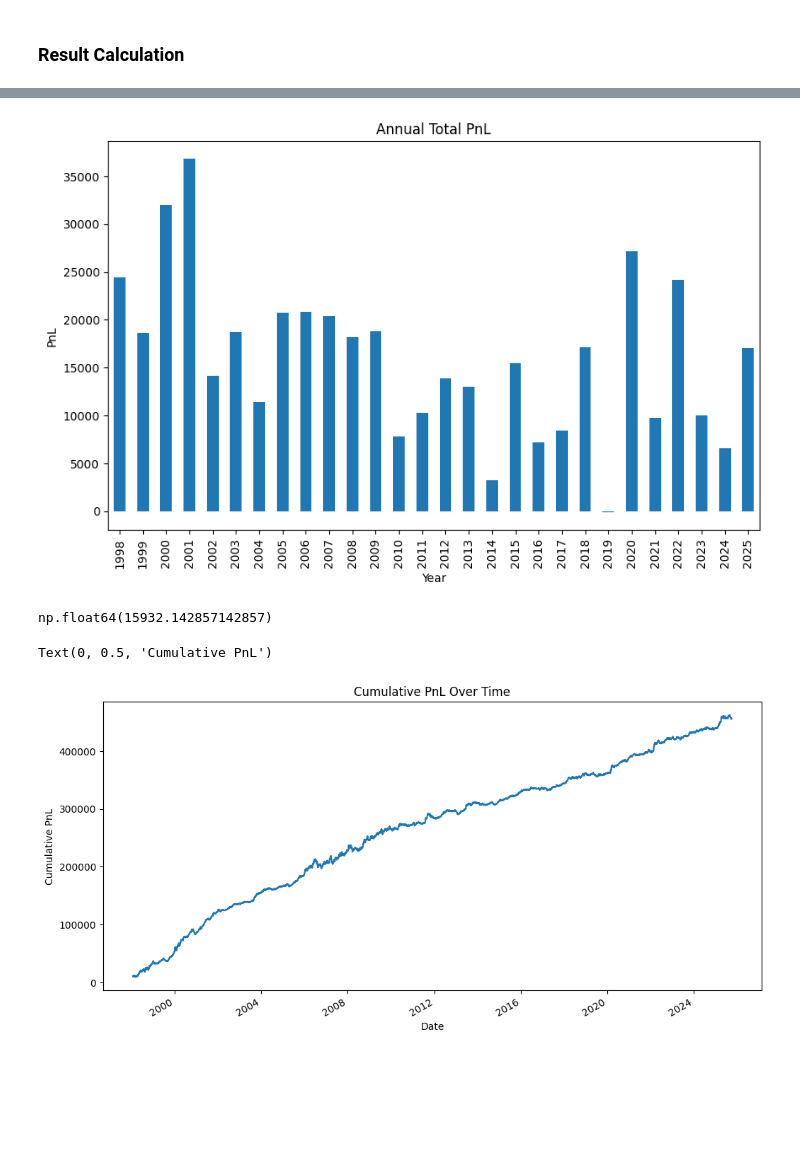
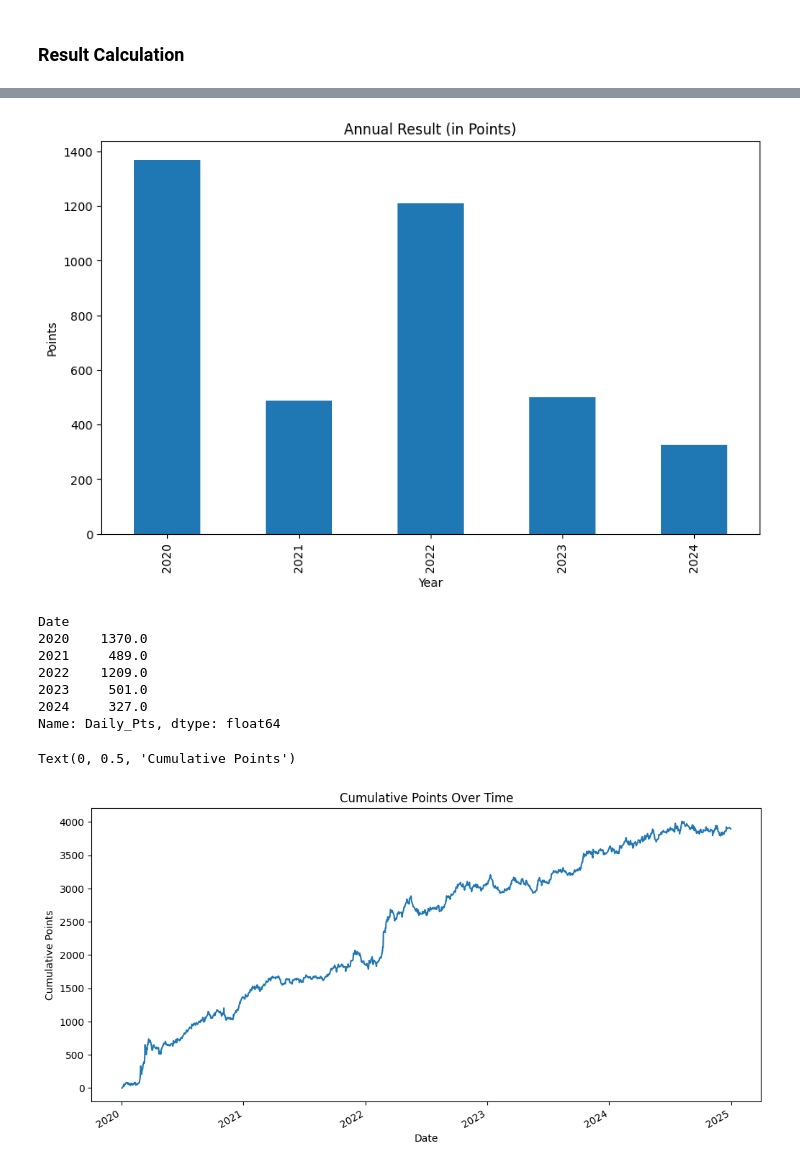
Before and after one commit to mgmytrasiewicz/trading-strategy-simulator, a Jupyter notebook: fw20.ipynb, the cells around one changed output, grey strips where cells are left out. Saved outputs shown, nothing was run; the diff lists cells and outputs as text; code cells hidden in the pictures; blank space fills up the shorter version.

```diff
--- a/fw20.ipynb
+++ b/fw20.ipynb
@@ -98,5 +98,12 @@ dtypes: int64(6)
 memory usage: 379.1 KB
 # %% [markdown]
 ## Trading System
+# %%
+# Define date range
+start_date = '2020-01-01'
+end_date = '2024-12-31'
+
+# Filter the dataset
+df = df.loc[start_date:end_date].copy()
 # %%
 # Parameters
@@ -195,8 +247,3 @@ df['Cumulative_pts'] = df['Daily_pts'].cumsum()
-# %%
-
-# --- Calculate PnL ---
-df['Daily_PnL'] = df['Daily_pts'] * point_value  # Each point is worth 20 PLN
-df['Cumulative_PnL'] = df['Daily_PnL'].cumsum() + initial_capital
 # %%
 # --- Calculate Drawdown ---
 df['Cumulative_Max'] = df['Cumulative_PnL'].cummax()
@@ -254,20 +307,26 @@ df.tail(20)
 # %%
-df['Daily_PnL'].groupby(df.index.year).sum().plot(kind='bar', title='Annual Total PnL', figsize=(10, 6))
-plt.ylabel('PnL')
+df['Daily_Pts'].groupby(df.index.year).sum().plot(kind='bar', title='Annual Result (in Points)', figsize=(10, 6))
+plt.ylabel('Points')
 plt.xlabel('Year')
 plt.show()
 # %% [output]
-[figure, old version]
+[figure, new version]
 # %%
-df['Daily_PnL'].groupby(df.index.year).sum().mean()
+df['Daily_Pts'].groupby(df.index.year).sum()
 # %% [output]
-np.float64(15932.142857142857)
+Date
+2020    1370.0
+2021     489.0
+2022    1209.0
+2023     501.0
+2024     327.0
+Name: Daily_Pts, dtype: float64
 # %%
-df['Cumulative_PnL'].plot(title='Cumulative PnL Over Time', figsize=(12, 6))
-plt.ylabel('Cumulative PnL')
+df['Cumulative_Pts'].plot(title='Cumulative Points Over Time', figsize=(12, 6))
+plt.ylabel('Cumulative Points')
 # %% [output]
-Text(0, 0.5, 'Cumulative PnL')
+Text(0, 0.5, 'Cumulative Points')
-[figure, old version]
+[figure, new version]
 # %%
 df['Drawdown'].plot(title='Drawdown Over Time', figsize=(12, 6))
 plt.ylabel('Drawdown (CZK)')
```
Also changed, not shown: parts of 13 cells of this notebook.
